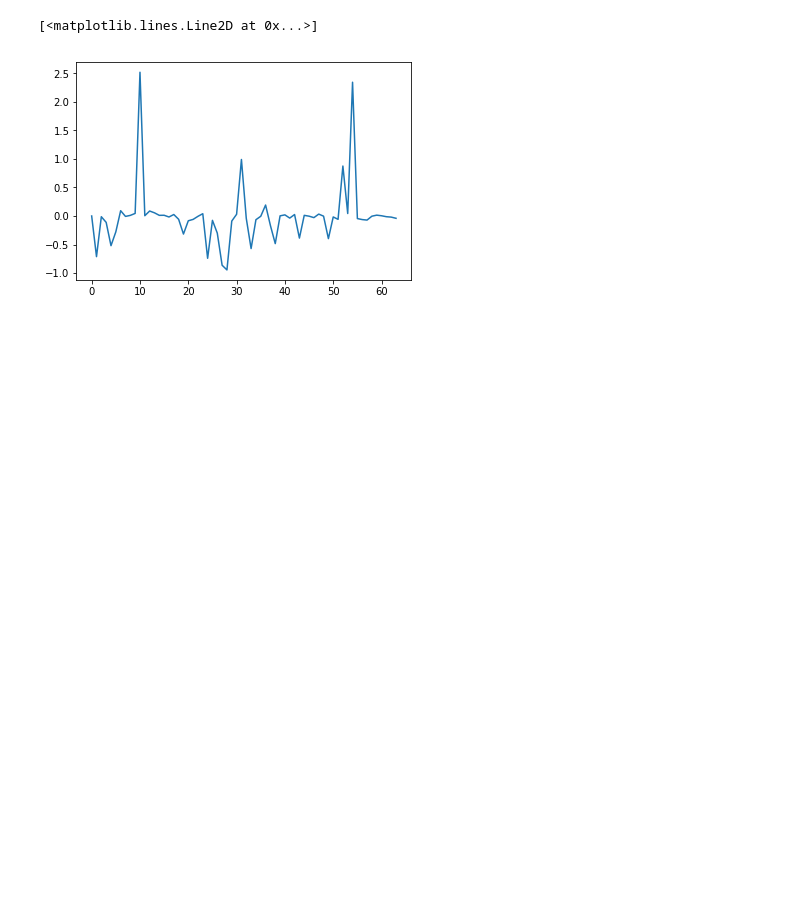
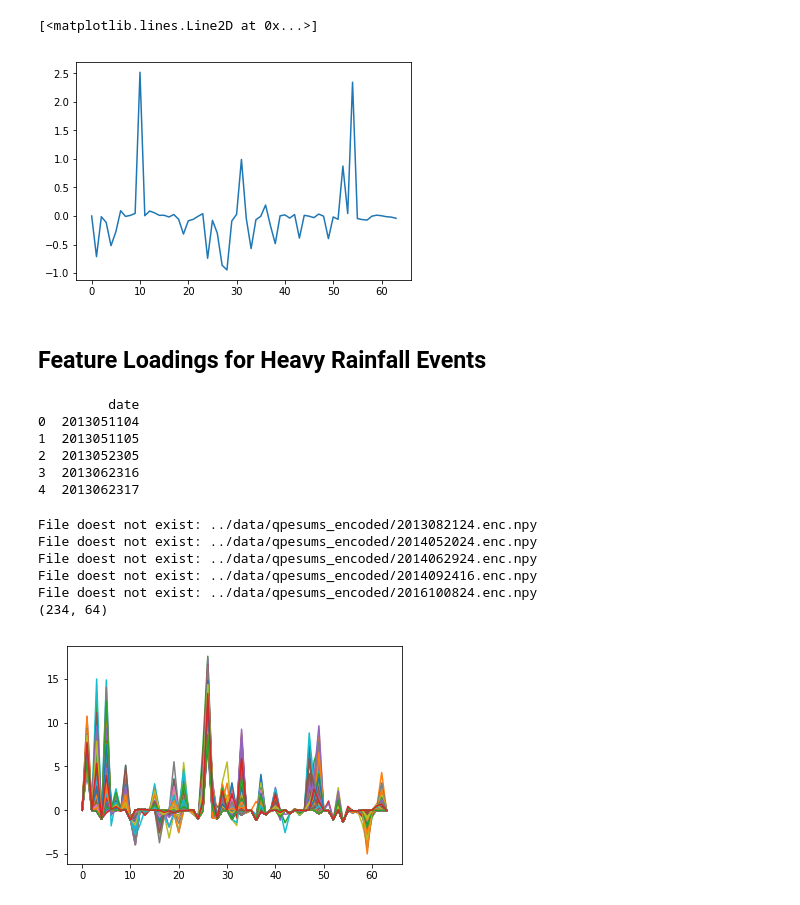
Before and after one commit to tingsyo/qpetw, a Jupyter notebook: results/06_Encoded_Features.ipynb, the cells around one changed output. Saved outputs shown, nothing was run; the diff lists cells and outputs as text; code cells hidden in the pictures; blank space fills up the shorter version.

Commit message:
- Added feature loading analysis

```diff
--- a/results/06_Encoded_Features.ipynb
+++ b/results/06_Encoded_Features.ipynb
@@ -15,3 +15,46 @@ plt.plot(data[0,:])
 # %% [output]
 [<matplotlib.lines.Line2D at 0x...>]
 [figure]
+# %% [markdown]
+## Feature Loadings for Heavy Rainfall Events
+# %%
+%matplotlib inline
+
+import numpy as np
+import pandas as pd
+import matplotlib.pyplot as plt
+import os
+
+# The heavy rainfall cases
+dates_p40 = pd.read_csv('../examples/data/dates_p40.csv')
+print(dates_p40.head())
+# %% [output]
+         date
+0  2013051104
+1  2013051105
+2  2013052305
+3  2013062316
+4  2013062317
+# %%
+x_p40 = []
+for ts in dates_p40['date']:
+    xuri = '../data/qpesums_encoded/'+str(ts)+'.enc.npy'
+    if os.path.exists(xuri):
+        x_p40.append(np.load(xuri)[0,:])
+    else:
+        print('File doest not exist: '+xuri)
+
+x_p40 = np.array(x_p40)
+print(x_p40.shape)
+# %% [output]
+File doest not exist: ../data/qpesums_encoded/2013082124.enc.npy
+File doest not exist: ../data/qpesums_encoded/2014052024.enc.npy
+File doest not exist: ../data/qpesums_encoded/2014062924.enc.npy
+File doest not exist: ../data/qpesums_encoded/2014092416.enc.npy
+File doest not exist: ../data/qpesums_encoded/2016100824.enc.npy
+(234, 64)
+# %%
+for i in range(x_p40.shape[0]):
+    plt.plot(x_p40[i,:])
+# %% [output]
+[figure, added]
```
Also changed, not shown: parts of 4 cells of this notebook.
